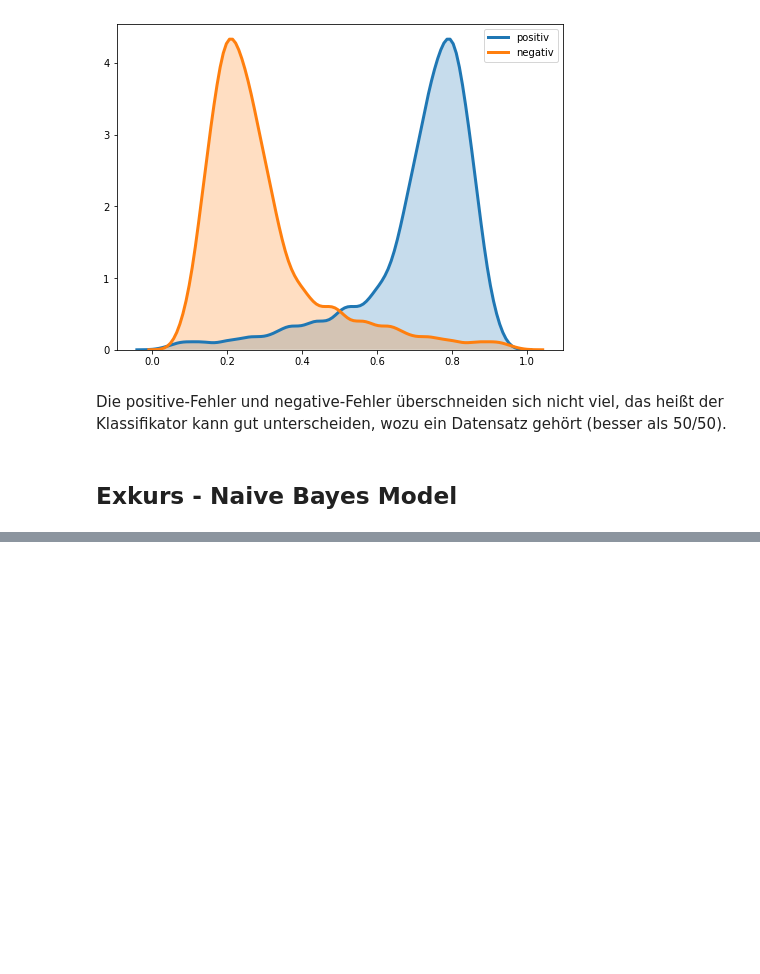
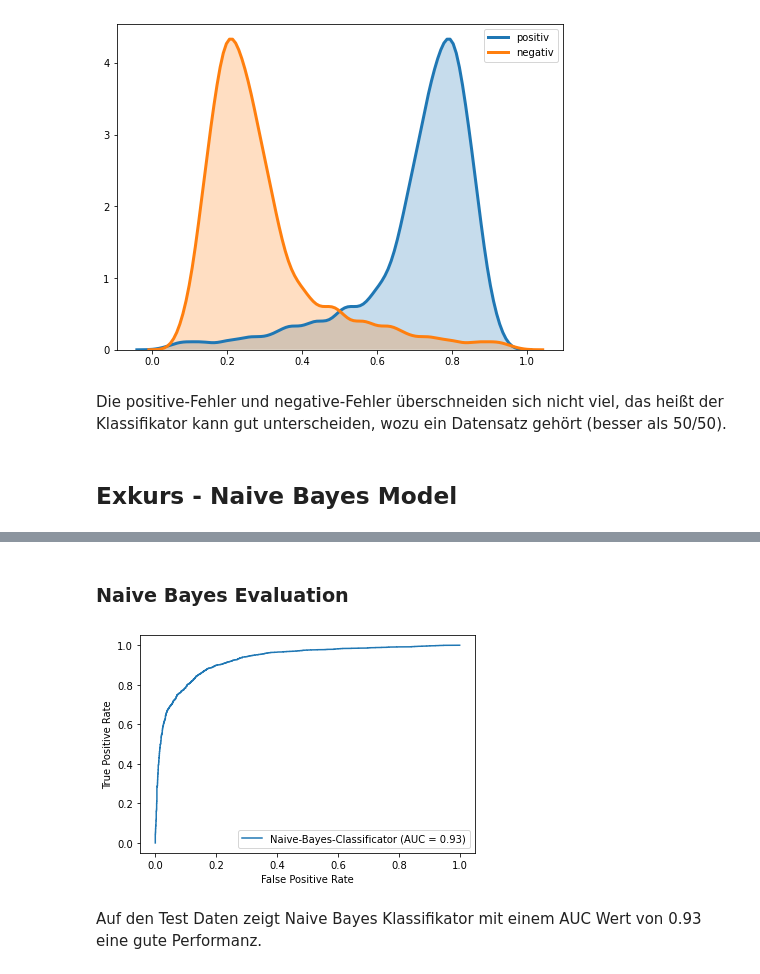
Before and after one commit to hqnguyen1997/ml-belegarbeit, a Jupyter notebook: 2020-05-belegarbeit-machinelles-lernen-template.ipynb, the cells around one changed output, grey strips where cells are left out. Drawn from its saved outputs; the diff is of its cells as text; code cells hidden in the pictures; blank space fills up the shorter version.

Commit message:
Added links and naive bayes test

```diff
--- a/2020-05-belegarbeit-machinelles-lernen-template.ipynb
+++ b/2020-05-belegarbeit-machinelles-lernen-template.ipynb
@@ -1131,0 +1035,44 @@ NameError: name 'base_clf' is not defined
+# %%
+df_test = pd.read_csv('data_beleg.csv', encoding='utf-8')
+analyzer = CountVectorizer().build_analyzer()
+def porterstemmed_words(doc):
+    stemmer=PorterStemmer()
+    return (stemmer.stem(w) for w in analyzer(doc))
+
+
+pipeline_naivebayes = Pipeline([
+    ("union", FeatureUnion(
+        transformer_list = [
+            ("title", Pipeline([
+                ("selector", FeatureColumnSelector(name="title")),
+                ("count", CountVectorizer(stop_words="english", analyzer=porterstemmed_words)),
+                ("feature_selection", SelectKBest(mutual_info_classif, k=2000)),
+                ("tfidf", TfidfTransformer())
+            ])),
+            ("text", Pipeline([
+                ("selector", FeatureColumnSelector(name="text")),
+                ("count", CountVectorizer(stop_words="english", analyzer=porterstemmed_words)),
+                ("feature_selection", SelectKBest(mutual_info_classif, k=2000)),
+                ("tfidf", TfidfTransformer())
+            ])),
+        ],
+        transformer_weights={
+            "title": 2,
+            "text": 1,
+        },
+    )),
+    #Hier wird Naive Bayes eingesetzt
+    ("clf", MultinomialNB())
+])
+
+clf_naivebayes = pipeline_naivebayes.fit(df_test[["title", "text"]], df_test["label"])
+# %% [markdown]
+### Naive Bayes Evaluation
+# %%
+roc = metrics.plot_roc_curve(clf_naivebayes, df_test[["title", "text"]], df_test["label"],  name="Naive-Bayes-Classificator")
+
+plt.show()
+# %% [output]
+[figure, added]
+# %% [markdown]
+Auf den Test Daten zeigt Naive Bayes Klassifikator  mit einem AUC Wert von 0.93 eine gute Performanz.
```
Also changed, not shown: parts of 14 cells of this notebook.
